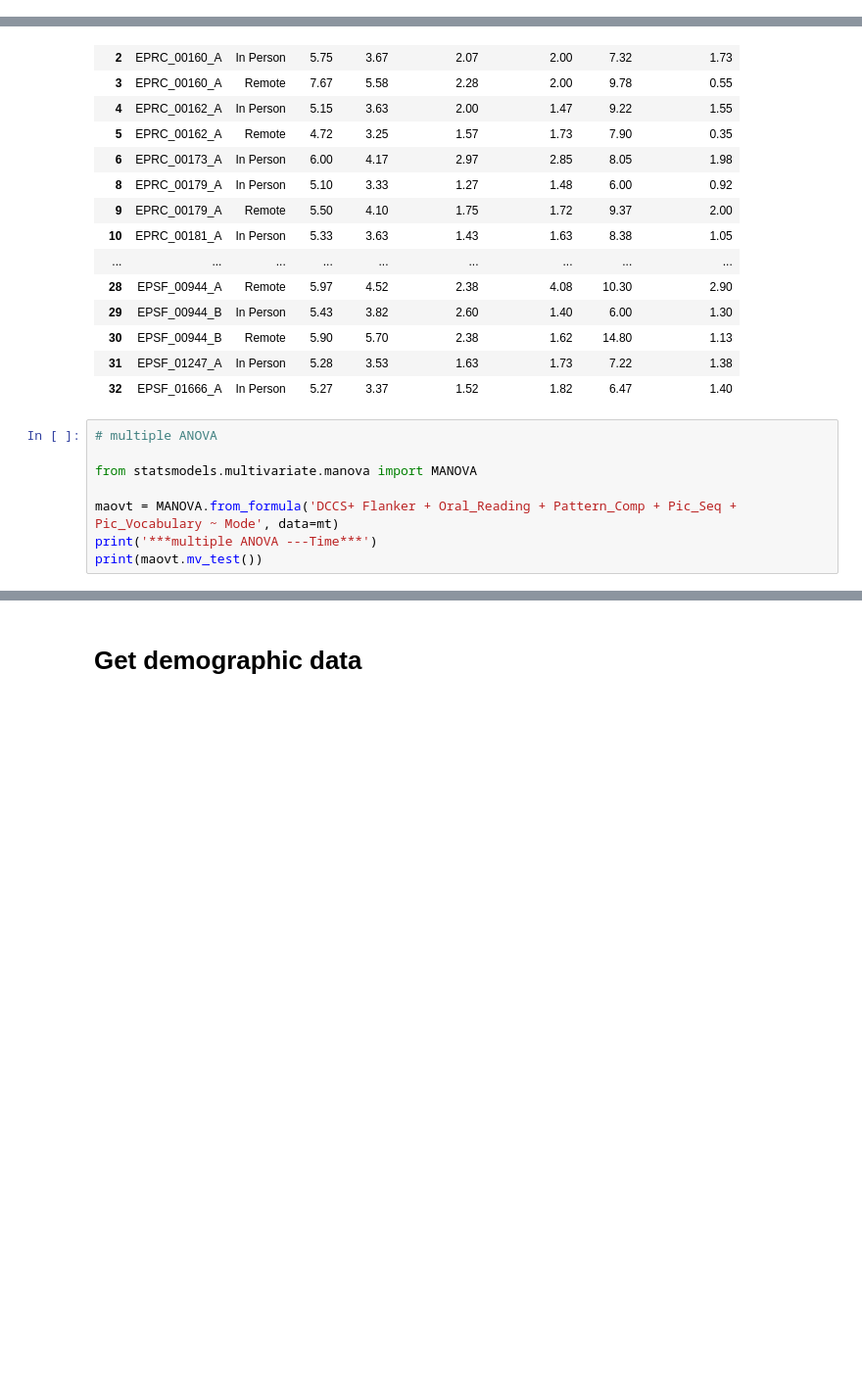
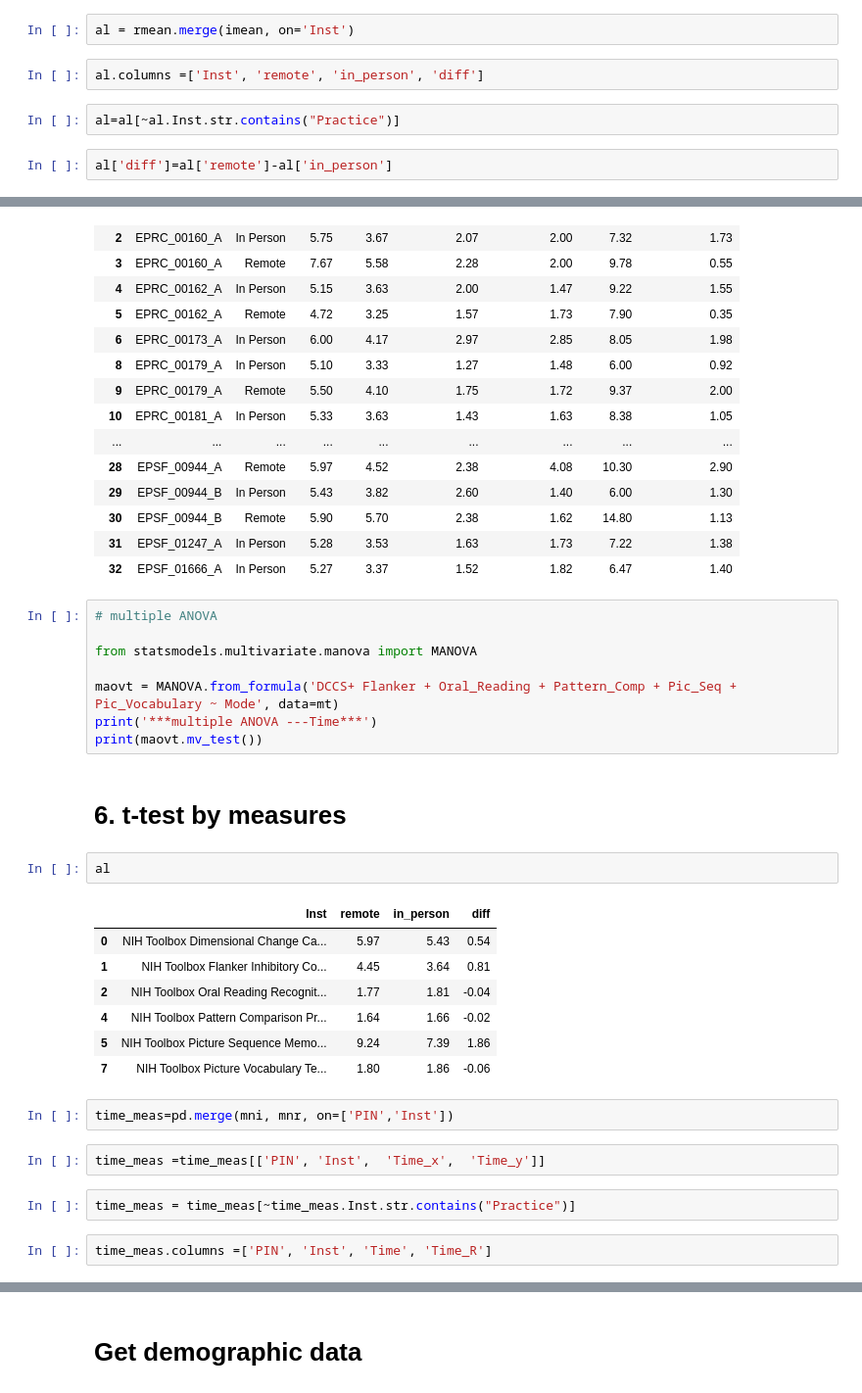
Before and after one commit to tianchu-shu/NWMSS, a Jupyter notebook: Avera/In_person_vs_remote.ipynb, the cells around one changed output, grey strips where cells are left out. Shown at 98% size. Drawn from its saved outputs; the diff is of its cells as text; blank space fills up the shorter version.

```diff
--- a/Avera/In_person_vs_remote.ipynb
+++ b/Avera/In_person_vs_remote.ipynb
@@ -282,0 +257,8 @@ mnr['Mode'] ='Remote'
+# %%
+al = rmean.merge(imean, on='Inst')
+# %%
+al.columns =['Inst', 'remote', 'in_person', 'diff']
+# %%
+al=al[~al.Inst.str.contains("Practice")]
+# %%
+al['diff']=al['remote']-al['in_person']
@@ -538,3 +486,23 @@ from statsmodels.multivariate.manova import MANOVA
 maovt = MANOVA.from_formula('DCCS+ Flanker + Oral_Reading + Pattern_Comp + Pic_Seq + Pic_Vocabulary ~ Mode', data=mt)
 print('***multiple ANOVA ---Time***')
 print(maovt.mv_test())
+# %% [markdown]
+# 6.	t-test by measures
+# %%
+al
+# %% [output]
+|  | Inst | remote | in_person | diff |
+| 0 | NIH Toolbox Dimensional Change Ca... | 5.97 | 5.43 | 0.54 |
+| 1 | NIH Toolbox Flanker Inhibitory Co... | 4.45 | 3.64 | 0.81 |
+| 2 | NIH Toolbox Oral Reading Recognit... | 1.77 | 1.81 | -0.04 |
+| 4 | NIH Toolbox Pattern Comparison Pr... | 1.64 | 1.66 | -0.02 |
+| 5 | NIH Toolbox Picture Sequence Memo... | 9.24 | 7.39 | 1.86 |
+| 7 | NIH Toolbox Picture Vocabulary Te... | 1.80 | 1.86 | -0.06 |
+# %%
+time_meas=pd.merge(mni, mnr, on=['PIN','Inst'])
+# %%
+time_meas =time_meas[['PIN', 'Inst',  'Time_x',  'Time_y']]
+# %%
+time_meas = time_meas[~time_meas.Inst.str.contains("Practice")]
+# %%
+time_meas.columns =['PIN', 'Inst', 'Time', 'Time_R']
```
Also changed, not shown: parts of 26 cells of this notebook.
